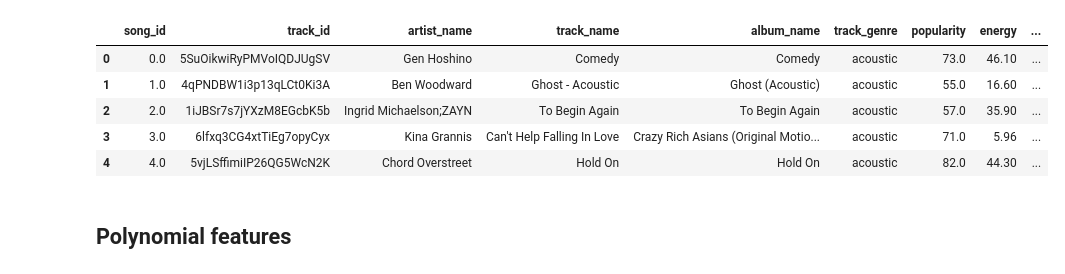
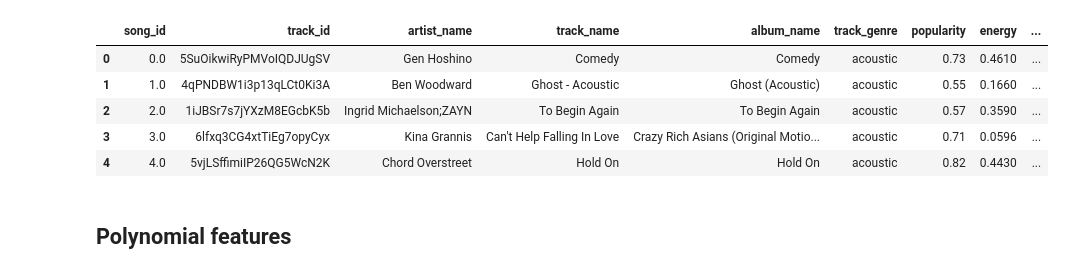
Before and after one commit to sbeeredd04/Amano, a Jupyter notebook: song_recommender.ipynb, the cells around one changed output. Saved outputs shown, nothing was run; the diff lists cells and outputs as text; code cells hidden in the pictures.

```diff
--- a/song_recommender.ipynb
+++ b/song_recommender.ipynb
@@ -45,40 +46,40 @@ Index(['song_id', 'track_id', 'artists', 'album_name', 'track_name',
 features_to_scale = ['popularity', 'danceability', 'energy', 'acousticness', 'valence', 'tempo', 'speechiness', 'instrumentalness']
 
 # Recompute z-scores and handle extreme outliers (only for the continuous features)
 z_scores = stats.zscore(df[features_to_scale]) #compute z scores for each continous feature
 outliers = (z_scores > 5) | (z_scores < -5)
 df = df[(~outliers).all(axis=1)] #removes all songs with at least one outlier
 
 # Initialize the MinMaxScaler to scale features between 0 and 1
 scaler = MinMaxScaler()
 
 # Fit and transform the data using MinMaxScaler
 scaled_features = scaler.fit_transform(df[features_to_scale])
 
-# Convert the scaled features back to a DataFrame and scale them to 0-100
-df_scaled = pd.DataFrame(scaled_features * 100, columns=features_to_scale)
+# Convert the scaled features back to a DataFrame
+df_scaled = pd.DataFrame(scaled_features, columns=features_to_scale)
 
 # Add the original identification and categorical columns back to the DataFrame
 df_scaled['song_id'] = df['song_id']
 df_scaled['track_id'] = df['track_id']
 df_scaled['artist_name'] = df['artists'].fillna('')  # Fill NaN with an empty string
 df_scaled['track_name'] = df['track_name']
 df_scaled['album_name'] = df['album_name'].fillna('')  # Fill NaN with an empty string
 df_scaled['track_genre'] = df['track_genre'].fillna('')  # Fill NaN with an empty string
 
 # Handling missing data by dropping any rows with NaN values
 df_scaled = df_scaled.dropna()
 
 # Reordering the DataFrame columns to have song information first
 df_scaled = df_scaled[['song_id', 'track_id', 'artist_name', 'track_name', 'album_name', 'track_genre',
                        'popularity', 'energy', 'acousticness', 'valence', 'tempo', 'speechiness', 'instrumentalness']]
 # %% [output]
 |  | song_id | track_id | artist_name | track_name | album_name | track_genre | popularity | energy | ... |
-| 0 | 0.0 | 5SuOikwiRyPMVoIQDJUgSV | Gen Hoshino | Comedy | Comedy | acoustic | 73.0 | 46.10 | ... |
-| 1 | 1.0 | 4qPNDBW1i3p13qLCt0Ki3A | Ben Woodward | Ghost - Acoustic | Ghost (Acoustic) | acoustic | 55.0 | 16.60 | ... |
-| 2 | 2.0 | 1iJBSr7s7jYXzM8EGcbK5b | Ingrid Michaelson;ZAYN | To Begin Again | To Begin Again | acoustic | 57.0 | 35.90 | ... |
-| 3 | 3.0 | 6lfxq3CG4xtTiEg7opyCyx | Kina Grannis | Can't Help Falling In Love | Crazy Rich Asians (Original Motio... | acoustic | 71.0 | 5.96 | ... |
-| 4 | 4.0 | 5vjLSffimiIP26QG5WcN2K | Chord Overstreet | Hold On | Hold On | acoustic | 82.0 | 44.30 | ... |
+| 0 | 0.0 | 5SuOikwiRyPMVoIQDJUgSV | Gen Hoshino | Comedy | Comedy | acoustic | 0.73 | 0.4610 | ... |
+| 1 | 1.0 | 4qPNDBW1i3p13qLCt0Ki3A | Ben Woodward | Ghost - Acoustic | Ghost (Acoustic) | acoustic | 0.55 | 0.1660 | ... |
+| 2 | 2.0 | 1iJBSr7s7jYXzM8EGcbK5b | Ingrid Michaelson;ZAYN | To Begin Again | To Begin Again | acoustic | 0.57 | 0.3590 | ... |
+| 3 | 3.0 | 6lfxq3CG4xtTiEg7opyCyx | Kina Grannis | Can't Help Falling In Love | Crazy Rich Asians (Original Motio... | acoustic | 0.71 | 0.0596 | ... |
+| 4 | 4.0 | 5vjLSffimiIP26QG5WcN2K | Chord Overstreet | Hold On | Hold On | acoustic | 0.82 | 0.4430 | ... |
 # %%
 
 
```
Also changed, not shown: parts of 5 cells of this notebook.
